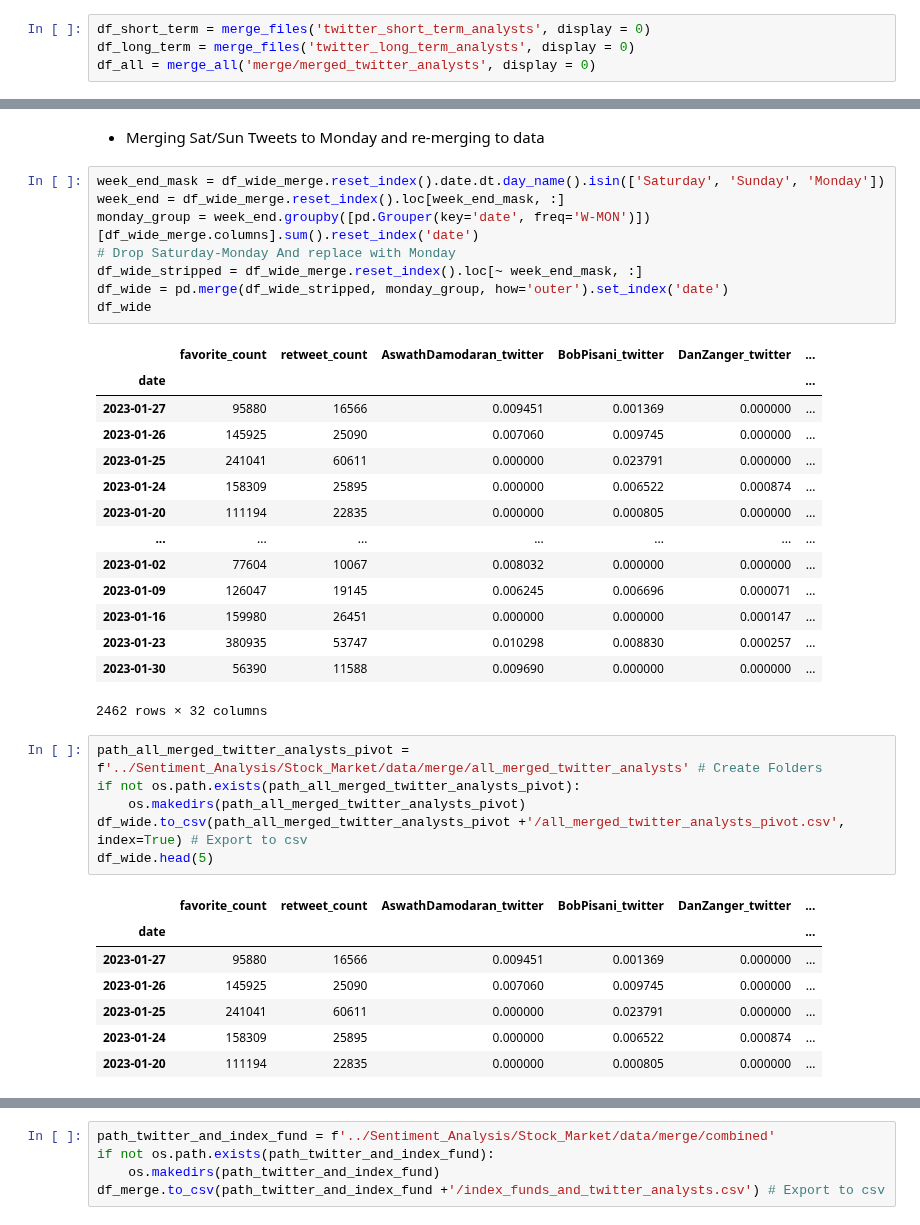
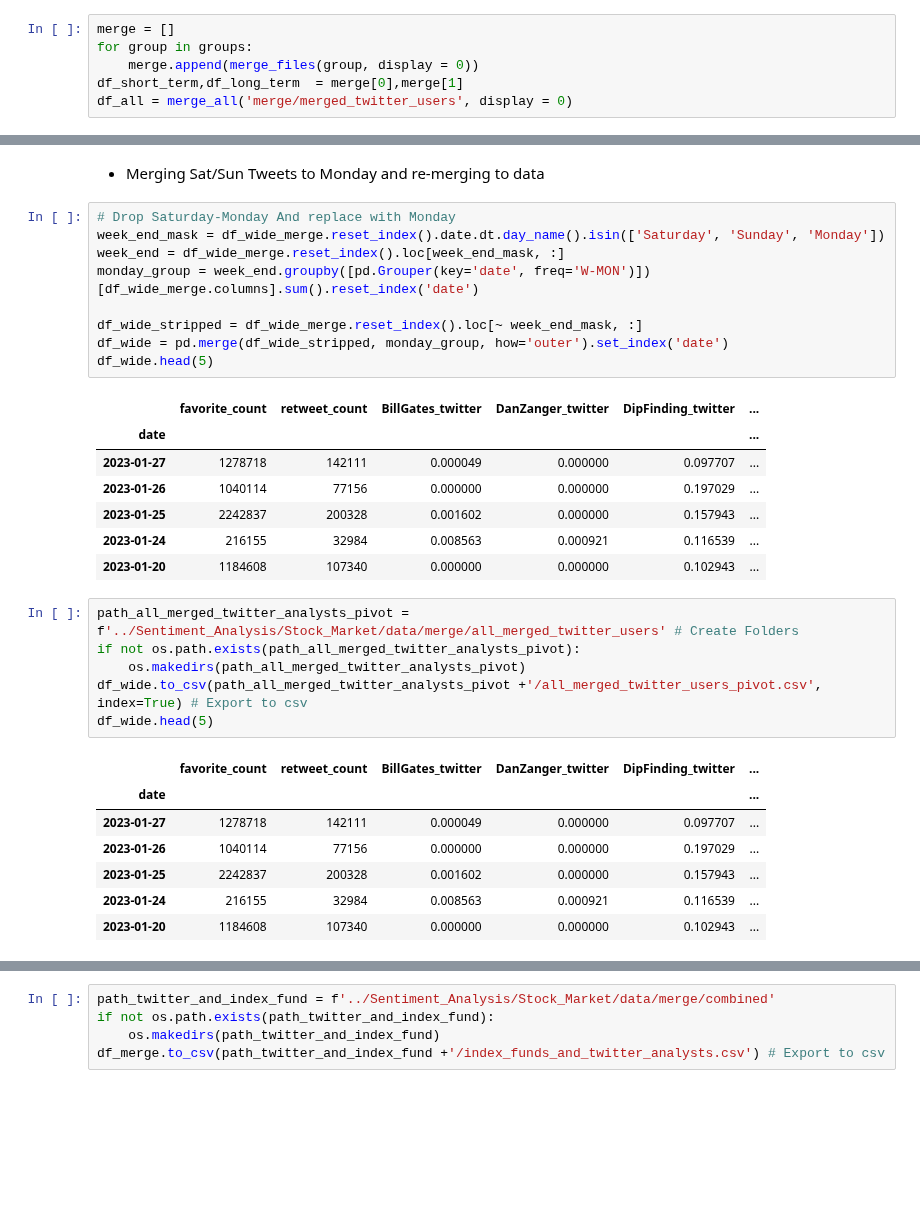
Before and after one commit to KeatonSpiller/Sentiment_Analysis, a Jupyter notebook: Stock_Market/notebooks/TwitterBot.ipynb, the cells around one changed output, grey strips where cells are left out. Drawn from its saved outputs; the diff is of its cells as text; blank space fills up the shorter version.

Commit message:
Added Excel list to add users and groups of users.

```diff
--- a/Stock_Market/notebooks/TwitterBot.ipynb
+++ b/Stock_Market/notebooks/TwitterBot.ipynb
@@ -91,5 +116,7 @@ jimcramer KennethLFisher AswathDamodaran cstewartcfa lei_zhang_lz realwillmeade
 # %%
-df_short_term = merge_files('twitter_short_term_analysts', display = 0)
-df_long_term = merge_files('twitter_long_term_analysts', display = 0)
-df_all = merge_all('merge/merged_twitter_analysts', display = 0)
+merge = []
+for group in groups:
+    merge.append(merge_files(group, display = 0))
+df_short_term,df_long_term  = merge[0],merge[1]
+df_all = merge_all('merge/merged_twitter_users', display = 0)
 # %% [output]
@@ -243,41 +269,35 @@ df_wide_merge = pd.merge(df_wide1, df_wide2, how='inner', on='date')
 # %% [markdown]
 - Merging Sat/Sun Tweets to Monday and re-merging to data
 # %%
+# Drop Saturday-Monday And replace with Monday
 week_end_mask = df_wide_merge.reset_index().date.dt.day_name().isin(['Saturday', 'Sunday', 'Monday'])
 week_end = df_wide_merge.reset_index().loc[week_end_mask, :]
 monday_group = week_end.groupby([pd.Grouper(key='date', freq='W-MON')])[df_wide_merge.columns].sum().reset_index('date')
-# Drop Saturday-Monday And replace with Monday
+
 df_wide_stripped = df_wide_merge.reset_index().loc[~ week_end_mask, :]
 df_wide = pd.merge(df_wide_stripped, monday_group, how='outer').set_index('date')
-df_wide
+df_wide.head(5)
 # %% [output]
-|  | favorite_count | retweet_count | AswathDamodaran_twitter | BobPisani_twitter | DanZanger_twitter | ... |
+|  | favorite_count | retweet_count | BillGates_twitter | DanZanger_twitter | DipFinding_twitter | ... |
 | date |  |  |  |  |  | ... |
-| 2023-01-27 | 95880 | 16566 | 0.009451 | 0.001369 | 0.000000 | ... |
-| 2023-01-26 | 145925 | 25090 | 0.007060 | 0.009745 | 0.000000 | ... |
-| 2023-01-25 | 241041 | 60611 | 0.000000 | 0.023791 | 0.000000 | ... |
-| 2023-01-24 | 158309 | 25895 | 0.000000 | 0.006522 | 0.000874 | ... |
-| 2023-01-20 | 111194 | 22835 | 0.000000 | 0.000805 | 0.000000 | ... |
-| ... | ... | ... | ... | ... | ... | ... |
-| 2023-01-02 | 77604 | 10067 | 0.008032 | 0.000000 | 0.000000 | ... |
-| 2023-01-09 | 126047 | 19145 | 0.006245 | 0.006696 | 0.000071 | ... |
-| 2023-01-16 | 159980 | 26451 | 0.000000 | 0.000000 | 0.000147 | ... |
-| 2023-01-23 | 380935 | 53747 | 0.010298 | 0.008830 | 0.000257 | ... |
-| 2023-01-30 | 56390 | 11588 | 0.009690 | 0.000000 | 0.000000 | ... |
+| 2023-01-27 | 1278718 | 142111 | 0.000049 | 0.000000 | 0.097707 | ... |
+| 2023-01-26 | 1040114 | 77156 | 0.000000 | 0.000000 | 0.197029 | ... |
+| 2023-01-25 | 2242837 | 200328 | 0.001602 | 0.000000 | 0.157943 | ... |
+| 2023-01-24 | 216155 | 32984 | 0.008563 | 0.000921 | 0.116539 | ... |
+| 2023-01-20 | 1184608 | 107340 | 0.000000 | 0.000000 | 0.102943 | ... |
-2462 rows × 32 columns
 # %%
-path_all_merged_twitter_analysts_pivot = f'../Sentiment_Analysis/Stock_Market/data/merge/all_merged_twitter_analysts' # Create Folders
+path_all_merged_twitter_analysts_pivot = f'../Sentiment_Analysis/Stock_Market/data/merge/all_merged_twitter_users' # Create Folders
 if not os.path.exists(path_all_merged_twitter_analysts_pivot):
     os.makedirs(path_all_merged_twitter_analysts_pivot)
-df_wide.to_csv(path_all_merged_twitter_analysts_pivot +'/all_merged_twitter_analysts_pivot.csv', index=True) # Export to csv
+df_wide.to_csv(path_all_merged_twitter_analysts_pivot +'/all_merged_twitter_users_pivot.csv', index=True) # Export to csv
 df_wide.head(5)
 # %% [output]
-|  | favorite_count | retweet_count | AswathDamodaran_twitter | BobPisani_twitter | DanZanger_twitter | ... |
+|  | favorite_count | retweet_count | BillGates_twitter | DanZanger_twitter | DipFinding_twitter | ... |
 | date |  |  |  |  |  | ... |
-| 2023-01-27 | 95880 | 16566 | 0.009451 | 0.001369 | 0.000000 | ... |
-| 2023-01-26 | 145925 | 25090 | 0.007060 | 0.009745 | 0.000000 | ... |
-| 2023-01-25 | 241041 | 60611 | 0.000000 | 0.023791 | 0.000000 | ... |
-| 2023-01-24 | 158309 | 25895 | 0.000000 | 0.006522 | 0.000874 | ... |
-| 2023-01-20 | 111194 | 22835 | 0.000000 | 0.000805 | 0.000000 | ... |
+| 2023-01-27 | 1278718 | 142111 | 0.000049 | 0.000000 | 0.097707 | ... |
+| 2023-01-26 | 1040114 | 77156 | 0.000000 | 0.000000 | 0.197029 | ... |
+| 2023-01-25 | 2242837 | 200328 | 0.001602 | 0.000000 | 0.157943 | ... |
+| 2023-01-24 | 216155 | 32984 | 0.008563 | 0.000921 | 0.116539 | ... |
+| 2023-01-20 | 1184608 | 107340 | 0.000000 | 0.000000 | 0.102943 | ... |
 # %% [markdown]
 ## Note
```
Also changed, not shown: parts of 44 cells of this notebook, 3 other files.
